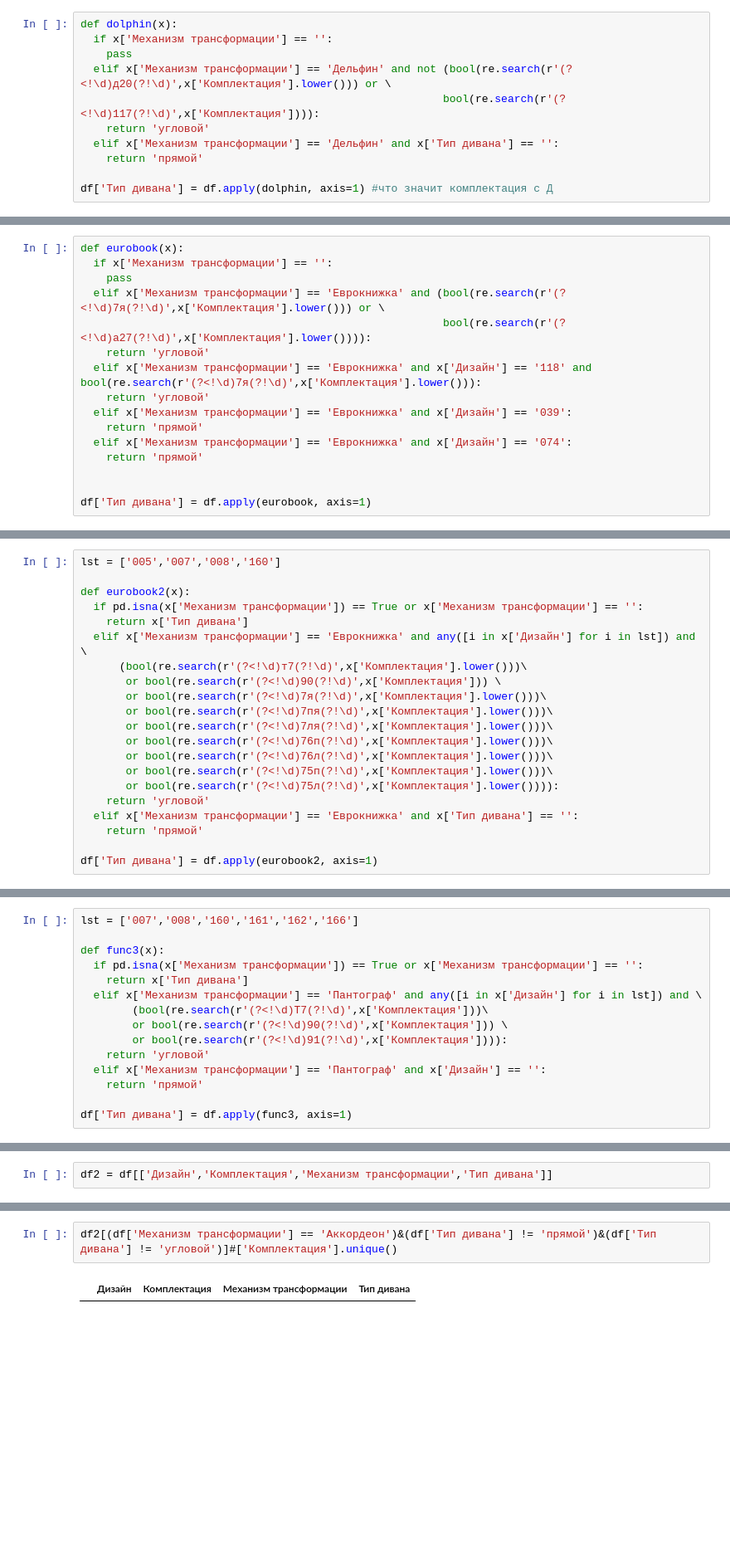
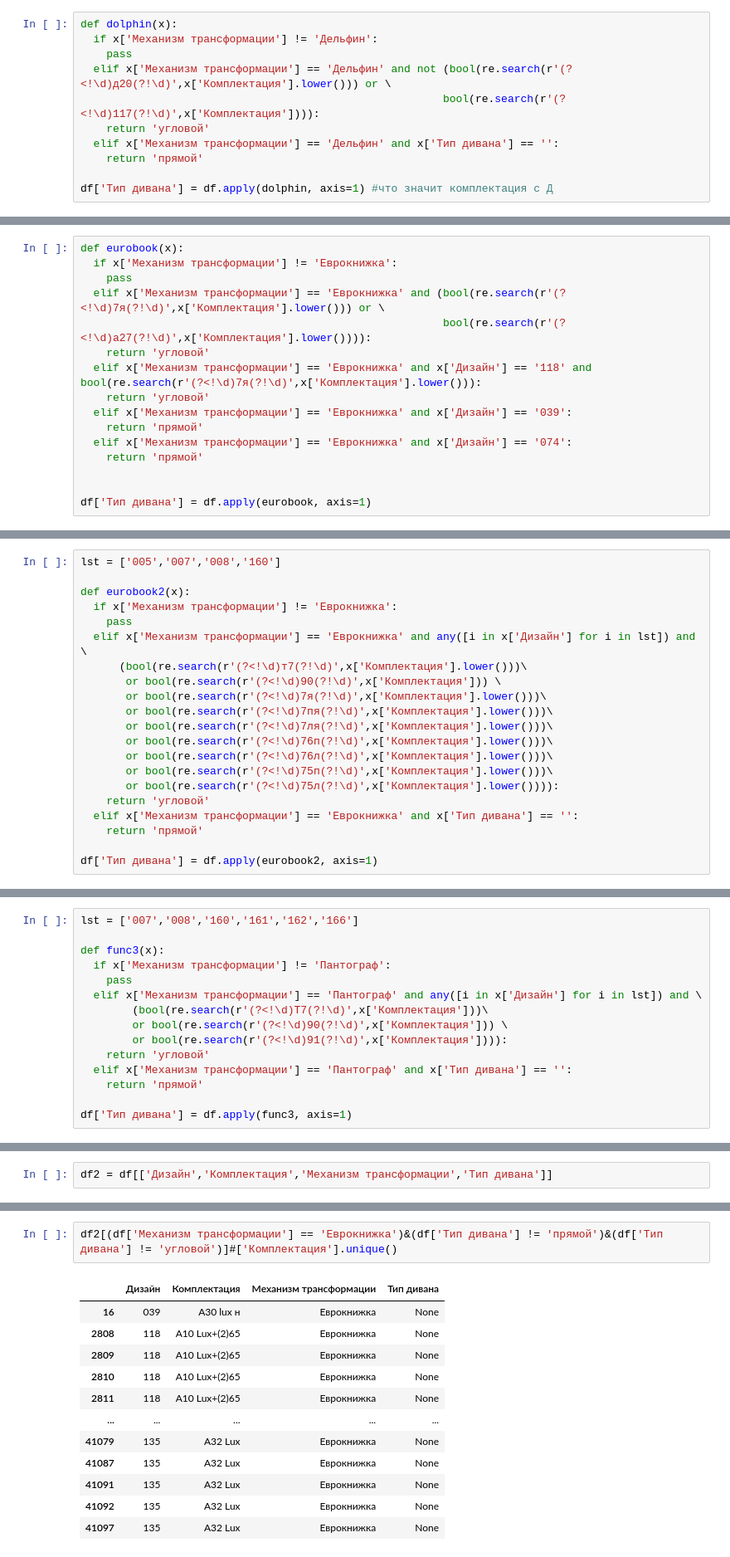
Before and after one commit to Nqam/Moon_report, a Jupyter notebook: report.ipynb, the cells around one changed output, grey strips where cells are left out. Shown: that part at 83% size. Drawn from its saved outputs; the diff is of its cells as text; blank space fills up the shorter version.

```diff
--- a/report.ipynb
+++ b/report.ipynb
@@ -382,7 +382,7 @@ df['Тип дивана'] = df.apply(corner, axis=1)
 Кроме Д20 и 117 комплектаций
 # %%
 def dolphin(x):
-  if x['Механизм трансформации'] == '':
+  if x['Механизм трансформации'] != 'Дельфин':
     pass
   elif x['Механизм трансформации'] == 'Дельфин' and not (bool(re.search(r'(?<!\d)д20(?!\d)',x['Комплектация'].lower())) or \
                                                         bool(re.search(r'(?<!\d)117(?!\d)',x['Комплектация']))):
@@ -398,7 +398,7 @@ df['Тип дивана'] = df.apply(dolphin, axis=1) #что значит ко
 Модели 039, 074 – прямые
 # %%
 def eurobook(x):
-  if x['Механизм трансформации'] == '':
+  if x['Механизм трансформации'] != 'Еврокнижка':
     pass
   elif x['Механизм трансформации'] == 'Еврокнижка' and (bool(re.search(r'(?<!\d)7я(?!\d)',x['Комплектация'].lower())) or \
                                                         bool(re.search(r'(?<!\d)а27(?!\d)',x['Комплектация'].lower()))):
@@ -418,8 +418,8 @@ df['Тип дивана'] = df.apply(eurobook, axis=1)
 lst = ['005','007','008','160']
 
 def eurobook2(x):
-  if pd.isna(x['Механизм трансформации']) == True or x['Механизм трансформации'] == '':
-    return x['Тип дивана']
+  if x['Механизм трансформации'] != 'Еврокнижка':
+    pass
   elif x['Механизм трансформации'] == 'Еврокнижка' and any([i in x['Дизайн'] for i in lst]) and \
       (bool(re.search(r'(?<!\d)т7(?!\d)',x['Комплектация'].lower()))\
        or bool(re.search(r'(?<!\d)90(?!\d)',x['Комплектация'])) \
@@ -442,14 +442,14 @@ df['Тип дивана'] = df.apply(eurobook2, axis=1)
 lst = ['007','008','160','161','162','166']
 
 def func3(x):
-  if pd.isna(x['Механизм трансформации']) == True or x['Механизм трансформации'] == '':
-    return x['Тип дивана']
+  if x['Механизм трансформации'] != 'Пантограф':
+    pass
   elif x['Механизм трансформации'] == 'Пантограф' and any([i in x['Дизайн'] for i in lst]) and \
         (bool(re.search(r'(?<!\d)Т7(?!\d)',x['Комплектация']))\
         or bool(re.search(r'(?<!\d)90(?!\d)',x['Комплектация'])) \
         or bool(re.search(r'(?<!\d)91(?!\d)',x['Комплектация']))):
     return 'угловой'
-  elif x['Механизм трансформации'] == 'Пантограф' and x['Дизайн'] == '':
+  elif x['Механизм трансформации'] == 'Пантограф' and x['Тип дивана'] == '':
     return 'прямой'
 
 df['Тип дивана'] = df.apply(func3, axis=1)
@@ -476,4 +476,15 @@ df['Тип дивана'] = ''
 # %%
-df2[(df['Механизм трансформации'] == 'Аккордеон')&(df['Тип дивана'] != 'прямой')&(df['Тип дивана'] != 'угловой')]#['Комплектация'].unique()
+df2[(df['Механизм трансформации'] == 'Еврокнижка')&(df['Тип дивана'] != 'прямой')&(df['Тип дивана'] != 'угловой')]#['Комплектация'].unique()
 # %% [output]
 |  | Дизайн | Комплектация | Механизм трансформации | Тип дивана |
+| 16 | 039 | А30 lux н | Еврокнижка | None |
+| 2808 | 118 | А10 Lux+(2)65 | Еврокнижка | None |
+| 2809 | 118 | А10 Lux+(2)65 | Еврокнижка | None |
+| 2810 | 118 | А10 Lux+(2)65 | Еврокнижка | None |
+| 2811 | 118 | А10 Lux+(2)65 | Еврокнижка | None |
+| ... | ... | ... | ... | ... |
+| 41079 | 135 | А32 Lux | Еврокнижка | None |
+| 41087 | 135 | А32 Lux | Еврокнижка | None |
+| 41091 | 135 | А32 Lux | Еврокнижка | None |
+| 41092 | 135 | А32 Lux | Еврокнижка | None |
+| 41097 | 135 | А32 Lux | Еврокнижка | None |
```
Also changed, not shown: parts of 4 cells of this notebook.
